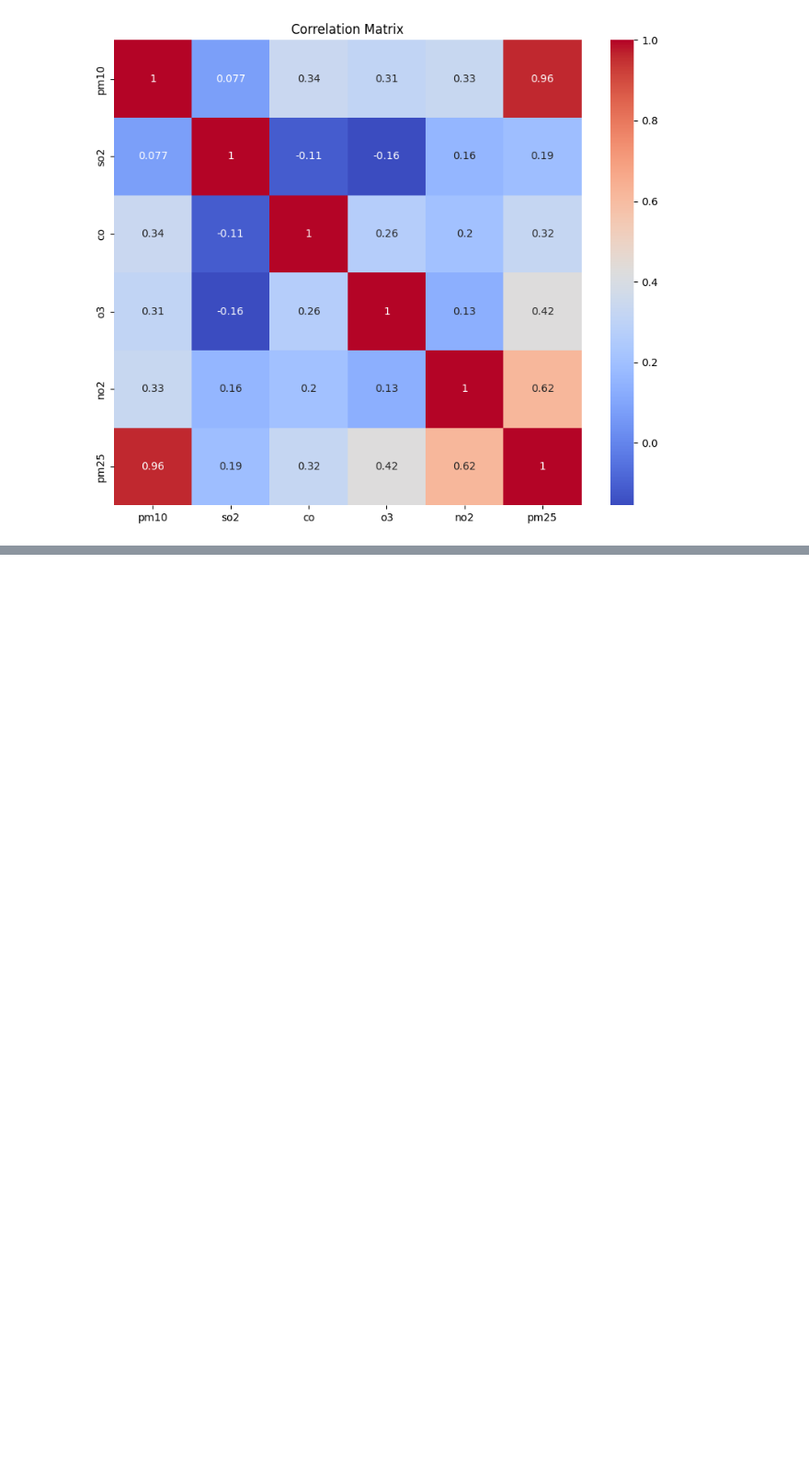
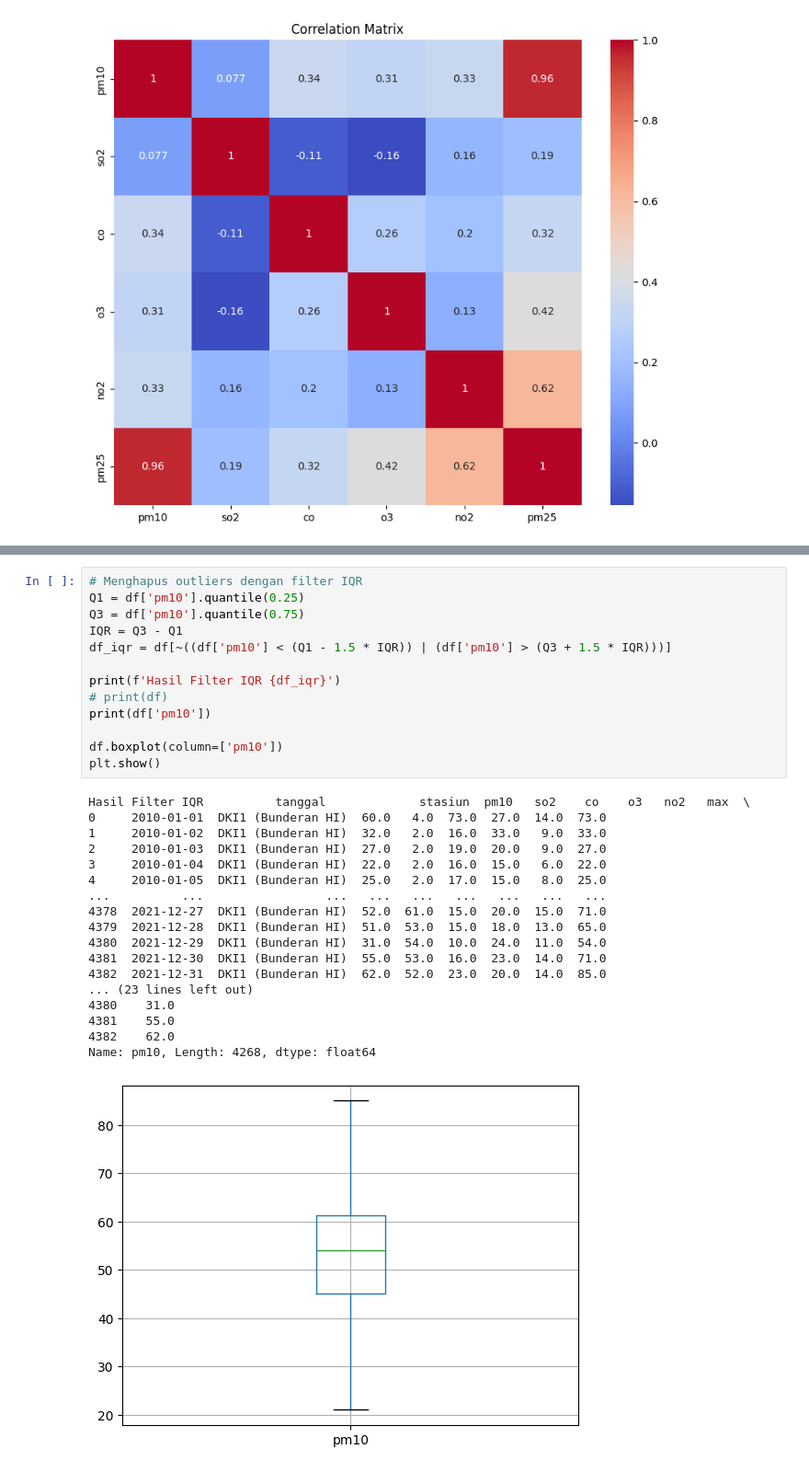
Before and after one commit to MukhlisMaulanaA/data-analytics-python, a Jupyter notebook: index.ipynb, the cells around one changed output, grey strips where cells are left out. Shown at 92% size. Drawn from its saved outputs; the diff is of its cells as text; blank space fills up the shorter version.

```diff
--- a/index.ipynb
+++ b/index.ipynb
@@ -396,0 +443,32 @@ heatmap()
+# %%
+# Menghapus outliers dengan filter IQR
+Q1 = df['pm10'].quantile(0.25)
+Q3 = df['pm10'].quantile(0.75)
+IQR = Q3 - Q1
+df_iqr = df[~((df['pm10'] < (Q1 - 1.5 * IQR)) | (df['pm10'] > (Q3 + 1.5 * IQR)))]
+
+print(f'Hasil Filter IQR {df_iqr}')
+# print(df)
+print(df['pm10'])
+
+df.boxplot(column=['pm10'])
+plt.show()
+# %% [output]
+Hasil Filter IQR          tanggal             stasiun  pm10   so2    co    o3   no2   max  \
+0     2010-01-01  DKI1 (Bunderan HI)  60.0   4.0  73.0  27.0  14.0  73.0
+1     2010-01-02  DKI1 (Bunderan HI)  32.0   2.0  16.0  33.0   9.0  33.0
+2     2010-01-03  DKI1 (Bunderan HI)  27.0   2.0  19.0  20.0   9.0  27.0
+3     2010-01-04  DKI1 (Bunderan HI)  22.0   2.0  16.0  15.0   6.0  22.0
+4     2010-01-05  DKI1 (Bunderan HI)  25.0   2.0  17.0  15.0   8.0  25.0
+...          ...                 ...   ...   ...   ...   ...   ...   ...
+4378  2021-12-27  DKI1 (Bunderan HI)  52.0  61.0  15.0  20.0  15.0  71.0
+4379  2021-12-28  DKI1 (Bunderan HI)  51.0  53.0  15.0  18.0  13.0  65.0
+4380  2021-12-29  DKI1 (Bunderan HI)  31.0  54.0  10.0  24.0  11.0  54.0
+4381  2021-12-30  DKI1 (Bunderan HI)  55.0  53.0  16.0  23.0  14.0  71.0
+4382  2021-12-31  DKI1 (Bunderan HI)  62.0  52.0  23.0  20.0  14.0  85.0
+... (23 lines left out)
+4380    31.0
+4381    55.0
+4382    62.0
+Name: pm10, Length: 4268, dtype: float64
+[figure, added]
```
Also changed, not shown: parts of 8 cells of this notebook.
